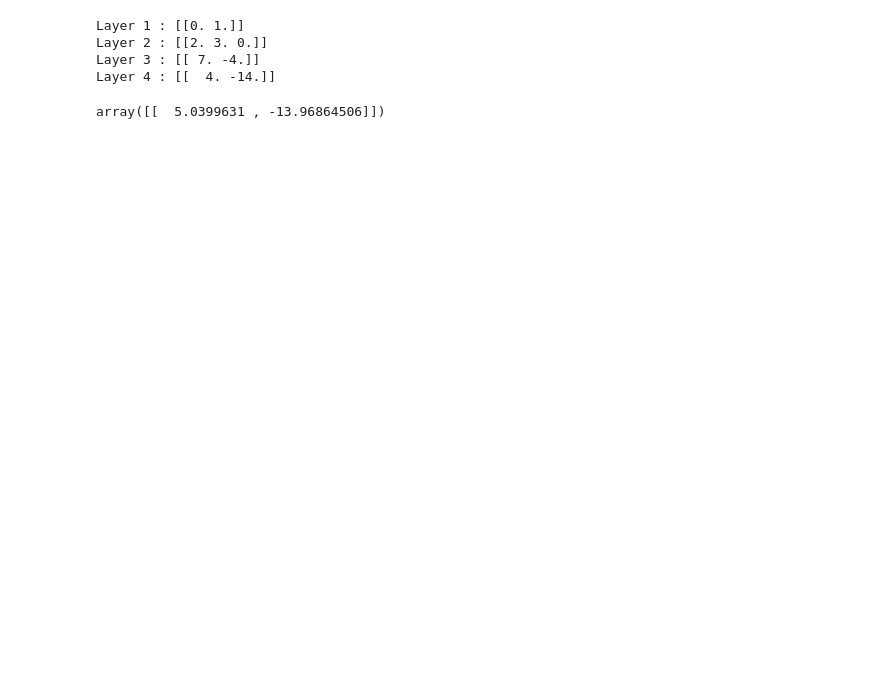
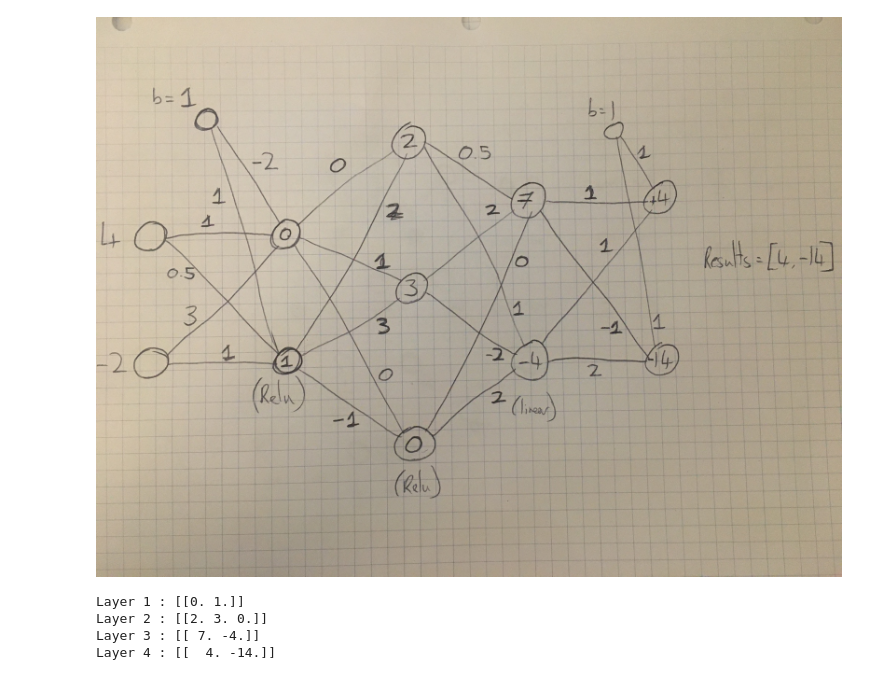
Before and after one commit to 2020fa-207-final-project/decomposition-of-uncertainty, a Jupyter notebook: notebooks/demo_neural_net.ipynb, the cells around one changed output. Cells and saved outputs as stored; diff of their text form; code cells hidden in the pictures; blank space fills up the shorter version.

Commit message:
Update demo notebook to display image.

```diff
--- a/notebooks/demo_neural_net.ipynb
+++ b/notebooks/demo_neural_net.ipynb
@@ -13,3 +11,8 @@ from utils.models import BNN
+# %%
+from IPython.display import display, Image
+display(Image(filename='../imgs/neural_net_unit_test_schematic.JPG'))
+# %% [output]
+[figure, added]
 # %%
 hidden_layers = [2,3,2]
 biases =      [1,0,0,1]
@@ -80,18 +83,18 @@ Layer 2 : [[2. 3. 0.]]
 Layer 3 : [[ 7. -4.]]
 Layer 4 : [[  4. -14.]]
 # %%
-arch = architecture
-arch['gamma'] = 0.4
-arch['sigma'] = [0.5,0.3]
-bnn_lv = BNN_LV(architecture)
-W_layers_lv = W_layers.copy()
-W_layers_lv[0] = np.array([
-    [ 1, 0.5],
-    [ 3,   1],
-    [ 1,   0],  # Noise feature.
-    [-2,   1],
-])
-bnn_lv.set_weights(W_layers_lv)
-bnn_lv.forward(X)
+# from utils.models import BNN_LV
+
+# arch = architecture
+# arch['gamma'] = 0.4
+# arch['sigma'] = [0.5,0.3]
+# bnn_lv = BNN_LV(architecture)
+# W_layers_lv = W_layers.copy()
+# W_layers_lv[0] = np.array([
+#     [ 1, 0.5],
+#     [ 3,   1],
+#     [ 1,   0],  # Noise feature.
+#     [-2,   1],
+# ])
+# bnn_lv.set_weights(W_layers_lv)
+# bnn_lv.forward(X)
-# %% [output]
-array([[  5.0399631 , -13.96864506]])
```
Also changed, not shown: parts of 1 cell of this notebook.
